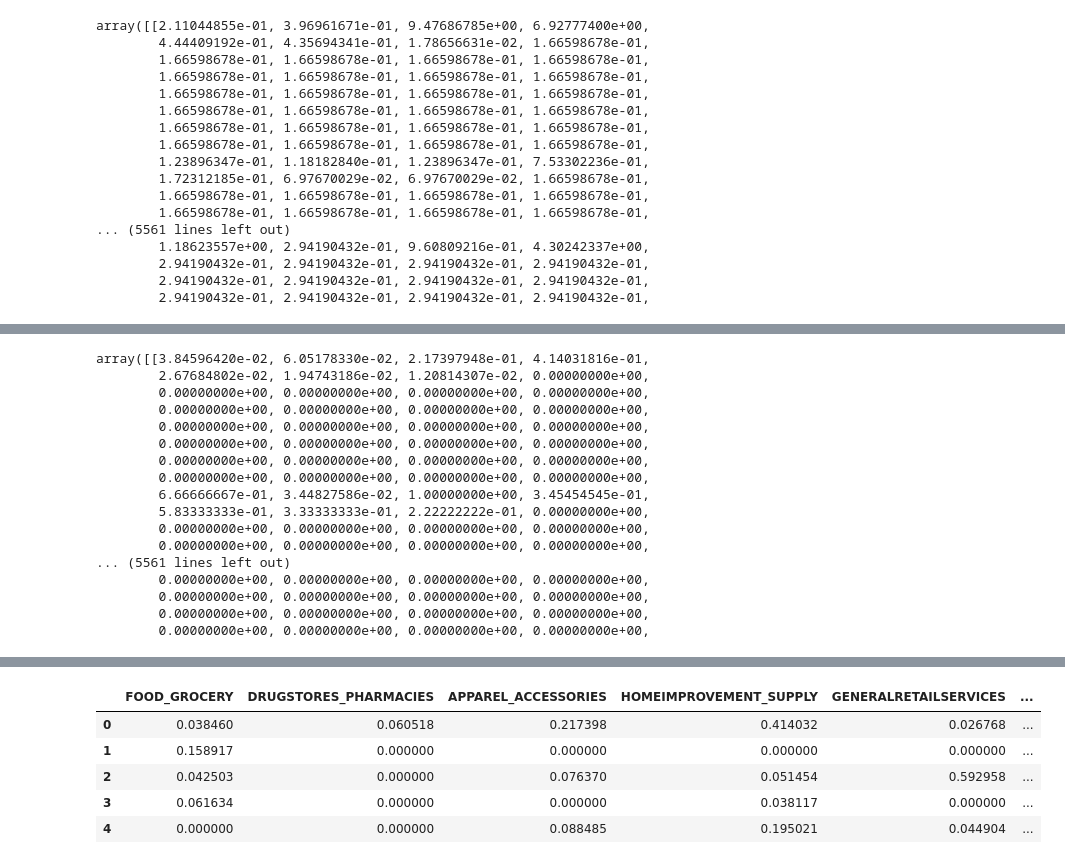
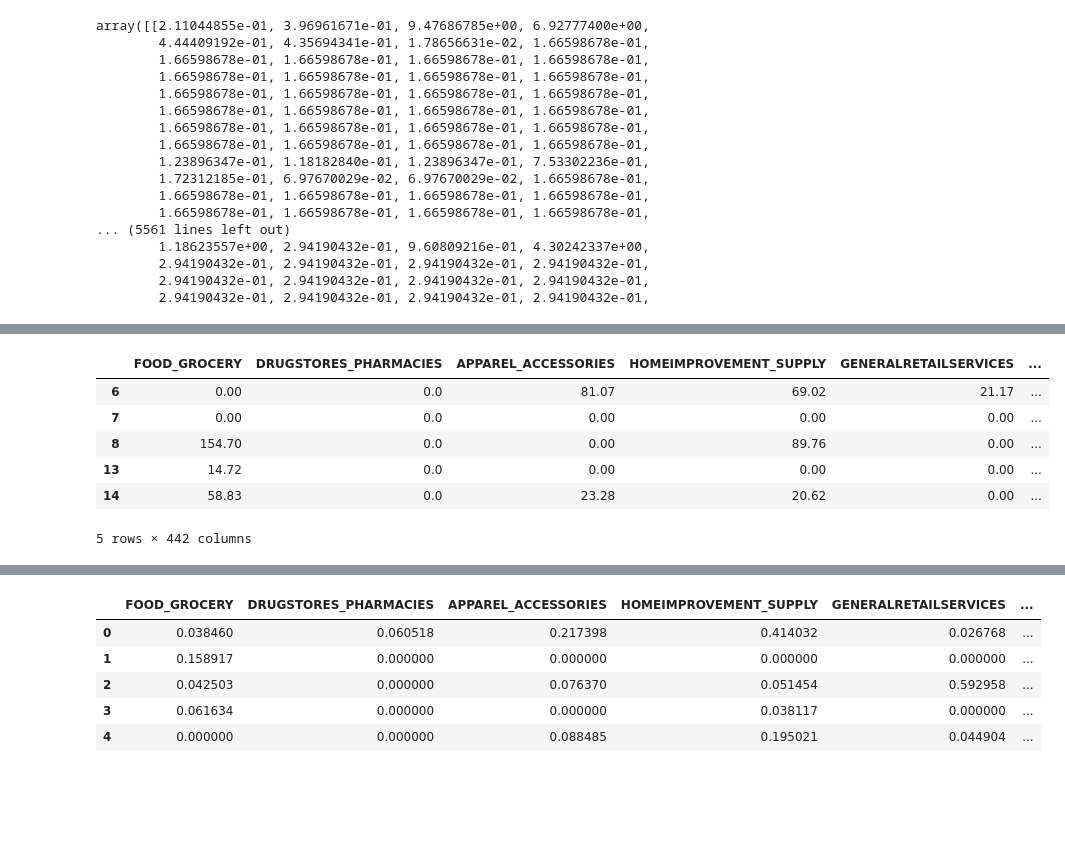
Before and after one commit to choniyuazwan/real, a Jupyter notebook: clus-train.ipynb, the cells around one changed output, grey strips where cells are left out. Drawn from its saved outputs; the diff is of its cells as text; code cells hidden in the pictures; blank space fills up the shorter version.

```diff
--- a/clus.ipynb
+++ b/clus-train.ipynb
@@ -166,3 +117,13 @@ df_no_outlier.shape
+# %%
+df_no_outlier.head()
+# %% [output]
+|  | FOOD_GROCERY | DRUGSTORES_PHARMACIES | APPAREL_ACCESSORIES | HOMEIMPROVEMENT_SUPPLY | GENERALRETAILSERVICES | ... |
+| 6 | 0.00 | 0.0 | 81.07 | 69.02 | 21.17 | ... |
+| 7 | 0.00 | 0.0 | 0.00 | 0.00 | 0.00 | ... |
+| 8 | 154.70 | 0.0 | 0.00 | 89.76 | 0.00 | ... |
+| 13 | 14.72 | 0.0 | 0.00 | 0.00 | 0.00 | ... |
+| 14 | 58.83 | 0.0 | 23.28 | 20.62 | 0.00 | ... |
+5 rows × 442 columns
 # %%
 from sklearn.preprocessing import MinMaxScaler
 from sklearn.cluster import KMeans
@@ -174,23 +135,3 @@ from sklearn.externals import joblib
 scaler = MinMaxScaler().fit(df_no_outlier)
 # %%
 scaled = scaler.transform(df_no_outlier)
-# %%
-scaled
-# %% [output]
-array([[3.84596420e-02, 6.05178330e-02, 2.17397948e-01, 4.14031816e-01,
-        2.67684802e-02, 1.94743186e-02, 1.20814307e-02, 0.00000000e+00,
-        0.00000000e+00, 0.00000000e+00, 0.00000000e+00, 0.00000000e+00,
-        0.00000000e+00, 0.00000000e+00, 0.00000000e+00, 0.00000000e+00,
-        0.00000000e+00, 0.00000000e+00, 0.00000000e+00, 0.00000000e+00,
-        0.00000000e+00, 0.00000000e+00, 0.00000000e+00, 0.00000000e+00,
-        0.00000000e+00, 0.00000000e+00, 0.00000000e+00, 0.00000000e+00,
-        0.00000000e+00, 0.00000000e+00, 0.00000000e+00, 0.00000000e+00,
-        6.66666667e-01, 3.44827586e-02, 1.00000000e+00, 3.45454545e-01,
-        5.83333333e-01, 3.33333333e-01, 2.22222222e-01, 0.00000000e+00,
-        0.00000000e+00, 0.00000000e+00, 0.00000000e+00, 0.00000000e+00,
-        0.00000000e+00, 0.00000000e+00, 0.00000000e+00, 0.00000000e+00,
-... (5561 lines left out)
-        0.00000000e+00, 0.00000000e+00, 0.00000000e+00, 0.00000000e+00,
-        0.00000000e+00, 0.00000000e+00, 0.00000000e+00, 0.00000000e+00,
-        0.00000000e+00, 0.00000000e+00, 0.00000000e+00, 0.00000000e+00,
-        0.00000000e+00, 0.00000000e+00, 0.00000000e+00, 0.00000000e+00,
```
Also changed, not shown: parts of 26 cells of this notebook, 18 other files.
